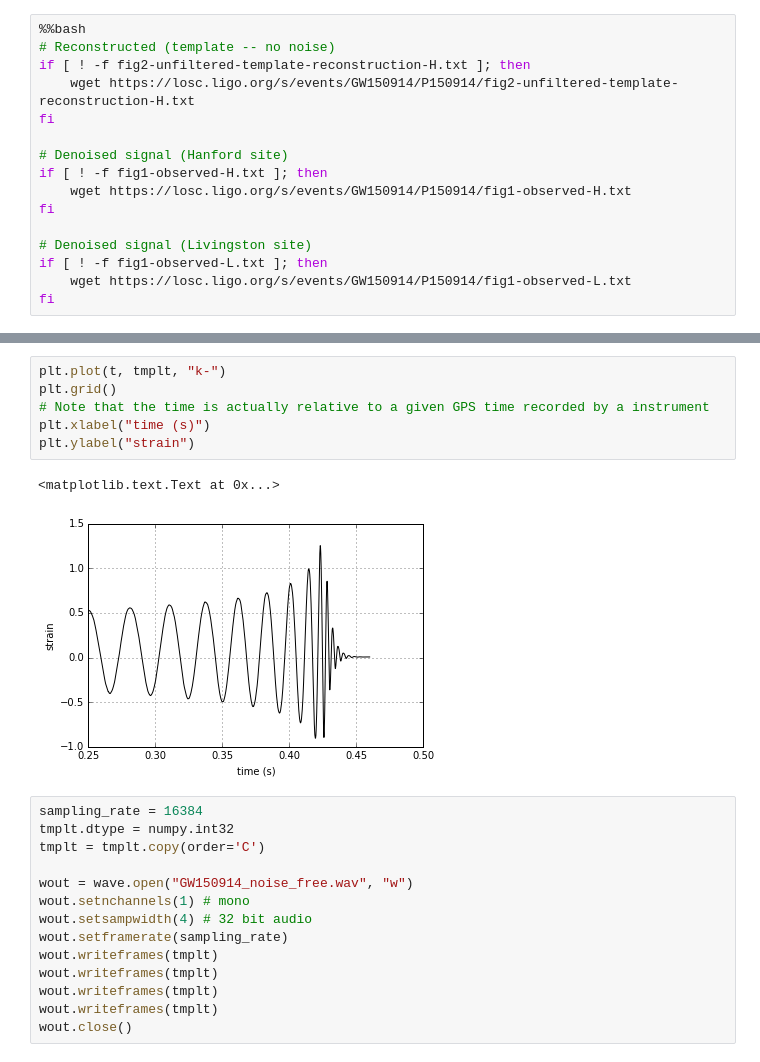
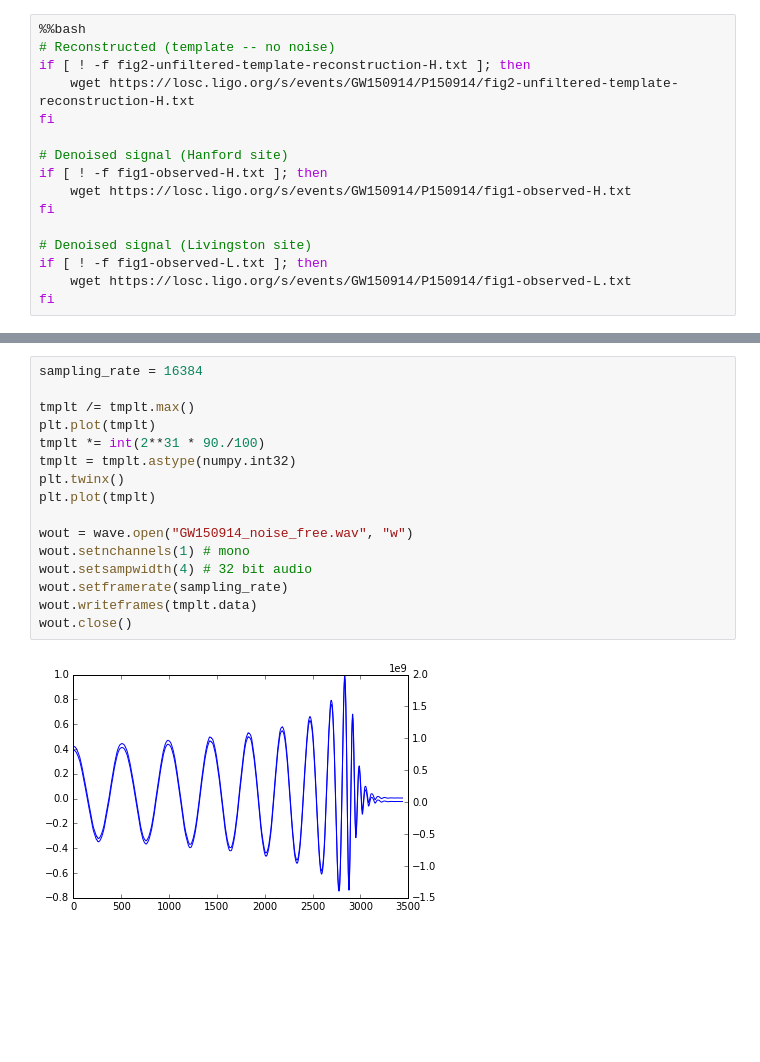
Before and after one commit to cpankow/lacc_da_tutorials, a Jupyter notebook: GW15094_sounds.ipynb, the cells around one changed output, grey strips where cells are left out. Saved outputs shown, nothing was run; the diff lists cells and outputs as text; blank space fills up the shorter version.

```diff
--- a/GW15094_sounds.ipynb
+++ b/GW15094_sounds.ipynb
@@ -116,26 +198,21 @@ t, _, tmplt = numpy.loadtxt("fig2-unfiltered-template-reconstruction-H.txt", unp
-# %%
-plt.plot(t, tmplt, "k-")
-plt.grid()
-# Note that the time is actually relative to a given GPS time recorded by a instrument
-plt.xlabel("time (s)")
-plt.ylabel("strain")
-# %% [output]
-<matplotlib.text.Text at 0x...>
-[figure, removed]
 # %%
 sampling_rate = 16384
-tmplt.dtype = numpy.int32
-tmplt = tmplt.copy(order='C')
+
+tmplt /= tmplt.max()
+plt.plot(tmplt)
+tmplt *= int(2**31 * 90./100)
+tmplt = tmplt.astype(numpy.int32)
+plt.twinx()
+plt.plot(tmplt)
 
 wout = wave.open("GW150914_noise_free.wav", "w")
 wout.setnchannels(1) # mono
 wout.setsampwidth(4) # 32 bit audio
 wout.setframerate(sampling_rate)
-wout.writeframes(tmplt)
-wout.writeframes(tmplt)
-wout.writeframes(tmplt)
-wout.writeframes(tmplt)
+wout.writeframes(tmplt.data)
 wout.close()
+# %% [output]
+[figure, added]
 # %%
 %%bash
 # OS X only
```
Also changed, not shown: parts of 16 cells of this notebook.
